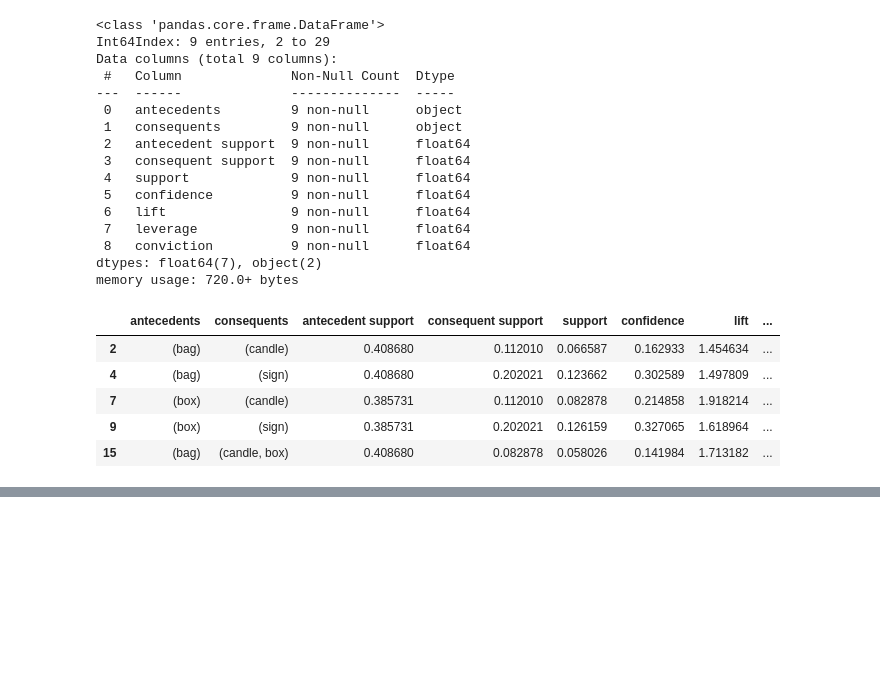
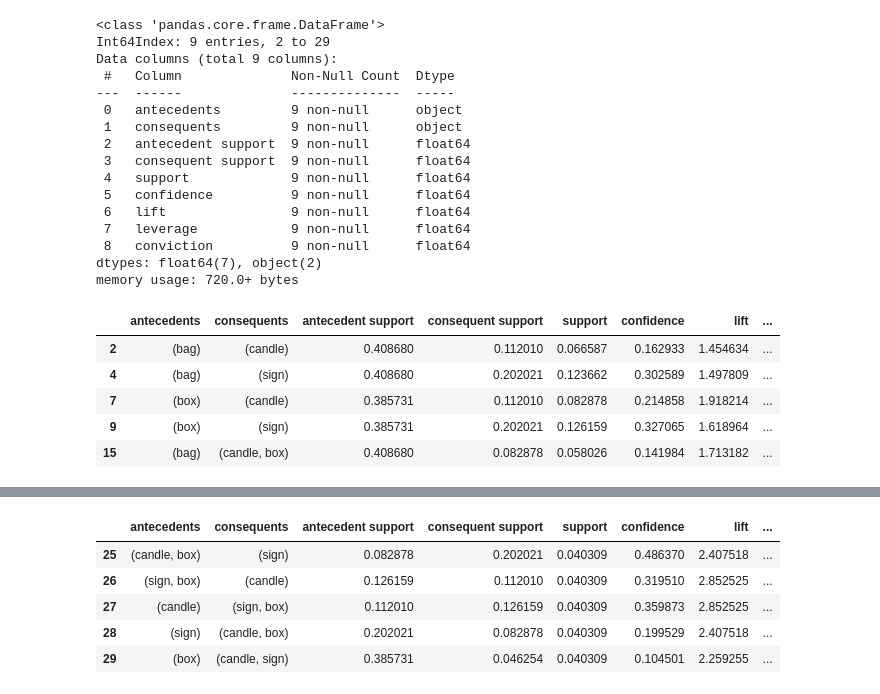
Before and after one commit to AxelArcidiaco/Projets-Dev-IA-1, a Jupyter notebook: Business Intelligence/Story 6/Workshop 4 - Market Basket Analysis/AxelArcidiaco - Workshop 4.ipynb, the cells around one changed output, grey strips where cells are left out. Cells and saved outputs as stored; diff of their text form; code cells hidden in the pictures; blank space fills up the shorter version.

```diff
--- a/Business Intelligence/Story 6/Workshop 4 - Market Basket Analysis/AxelArcidiaco - Workshop 4.ipynb
+++ b/Business Intelligence/Story 6/Workshop 4 - Market Basket Analysis/AxelArcidiaco - Workshop 4.ipynb
@@ -698,3 +698,28 @@ rules.head()
 | 7 | (box) | (candle) | 0.385731 | 0.112010 | 0.082878 | 0.214858 | 1.918214 | ... |
 | 9 | (box) | (sign) | 0.385731 | 0.202021 | 0.126159 | 0.327065 | 1.618964 | ... |
 | 15 | (bag) | (candle, box) | 0.408680 | 0.082878 | 0.058026 | 0.141984 | 1.713182 | ... |
+# %%
+# Funtion to compute Zhang's rule from mlxtend association_rules output
+def zhangs_rule(rules):
+    PAB = rules['support'].copy()
+    PA = rules['antecedent support'].copy()
+    PB = rules['consequent support'].copy()
+    NUMERATOR = PAB - PA*PB
+    DENOMINATOR = np.max((PAB*(1-PA).values,PA*(PB-PAB).values), axis = 0)
+    return NUMERATOR / DENOMINATOR
+# %%
+# Generate the initial set of rules using a minimum lift of 1.00
+rules = association_rules(frequent_itemsets, metric = "lift", min_threshold = 1.00)
+
+# Set antecedent support to 0.04
+rules = rules[rules['antecedent support'] > 0.04]
+
+# Set consequent support to 0.04
+rules = rules[rules['consequent support'] > 0.04]
+
+# Compute Zhang's rule
+rules['zhang'] = zhangs_rule(rules)
+
+# Set the lower bound for Zhang's rule to 0.5
+rules = rules[rules['zhang'] > 0.5]
+rules[['antecedents', 'consequents']].info()
@@ -700,0 +736,9 @@ rules.head()
+# %%
+rules.tail()
+# %% [output]
+|  | antecedents | consequents | antecedent support | consequent support | support | confidence | lift | ... |
+| 25 | (candle, box) | (sign) | 0.082878 | 0.202021 | 0.040309 | 0.486370 | 2.407518 | ... |
+| 26 | (sign, box) | (candle) | 0.126159 | 0.112010 | 0.040309 | 0.319510 | 2.852525 | ... |
+| 27 | (candle) | (sign, box) | 0.112010 | 0.126159 | 0.040309 | 0.359873 | 2.852525 | ... |
+| 28 | (sign) | (candle, box) | 0.202021 | 0.082878 | 0.040309 | 0.199529 | 2.407518 | ... |
+| 29 | (box) | (candle, sign) | 0.385731 | 0.046254 | 0.040309 | 0.104501 | 2.259255 | ... |
```
Also changed, not shown: parts of 3 cells of this notebook.
